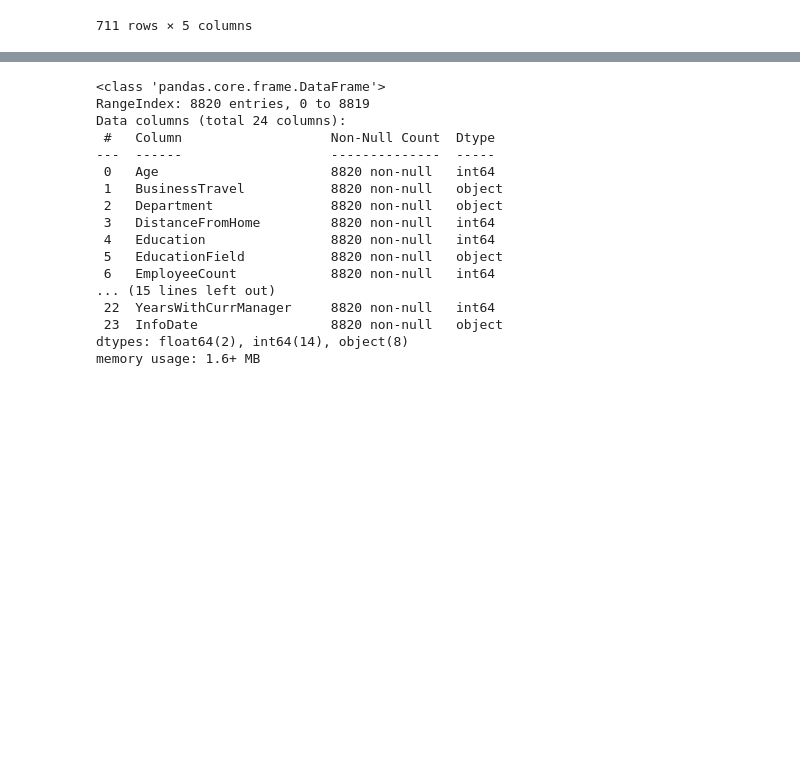
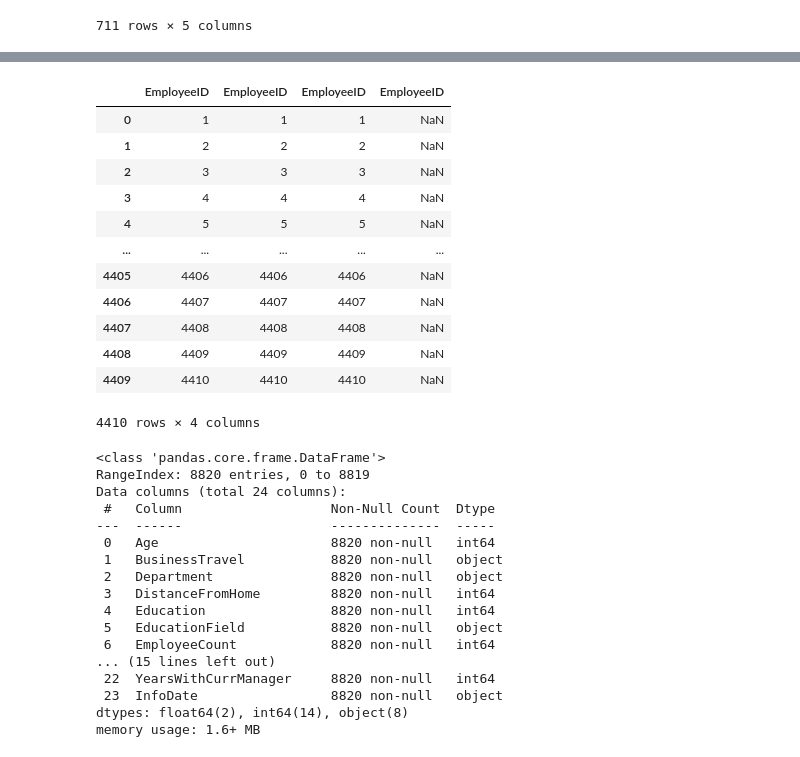
Before and after one commit to Juanisazalu/ANALITICA-3, a Jupyter notebook: Exploración_de_datos_SQL.ipynb, the cells around one changed output, grey strips where cells are left out. Cells and saved outputs as stored; diff of their text form; code cells hidden in the pictures; blank space fills up the shorter version.

```diff
--- a/Explotación_Datos.ipynb
+++ b/Exploración_de_datos_SQL.ipynb
@@ -182,3 +219,19 @@ query = """WITH tabla_general AS (SELECT * FROM general_data
+# %%
+resultado.EmployeeID
+# %% [output]
+|  | EmployeeID | EmployeeID | EmployeeID | EmployeeID |
+| 0 | 1 | 1 | 1 | NaN |
+| 1 | 2 | 2 | 2 | NaN |
+| 2 | 3 | 3 | 3 | NaN |
+| 3 | 4 | 4 | 4 | NaN |
+| 4 | 5 | 5 | 5 | NaN |
+| ... | ... | ... | ... | ... |
+| 4405 | 4406 | 4406 | 4406 | NaN |
+| 4406 | 4407 | 4407 | 4407 | NaN |
+| 4407 | 4408 | 4408 | 4408 | NaN |
+| 4408 | 4409 | 4409 | 4409 | NaN |
+| 4409 | 4410 | 4410 | 4410 | NaN |
+4410 rows × 4 columns
 # %%
 general_data.info()
 # %% [output]
```
Also changed, not shown: parts of 8 cells of this notebook.
